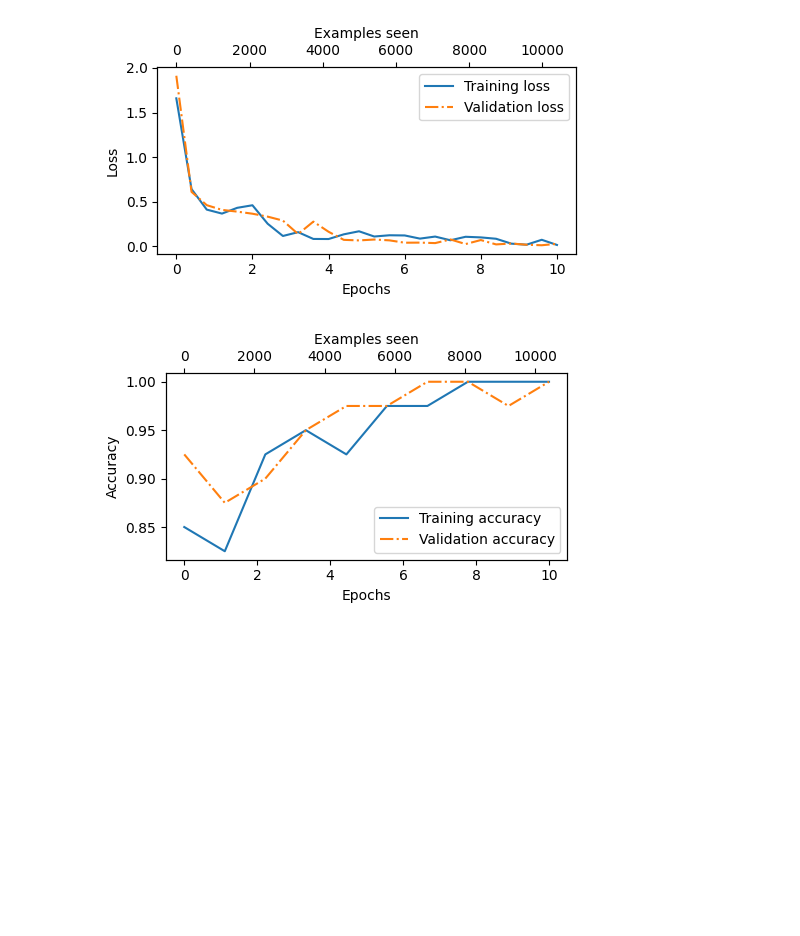
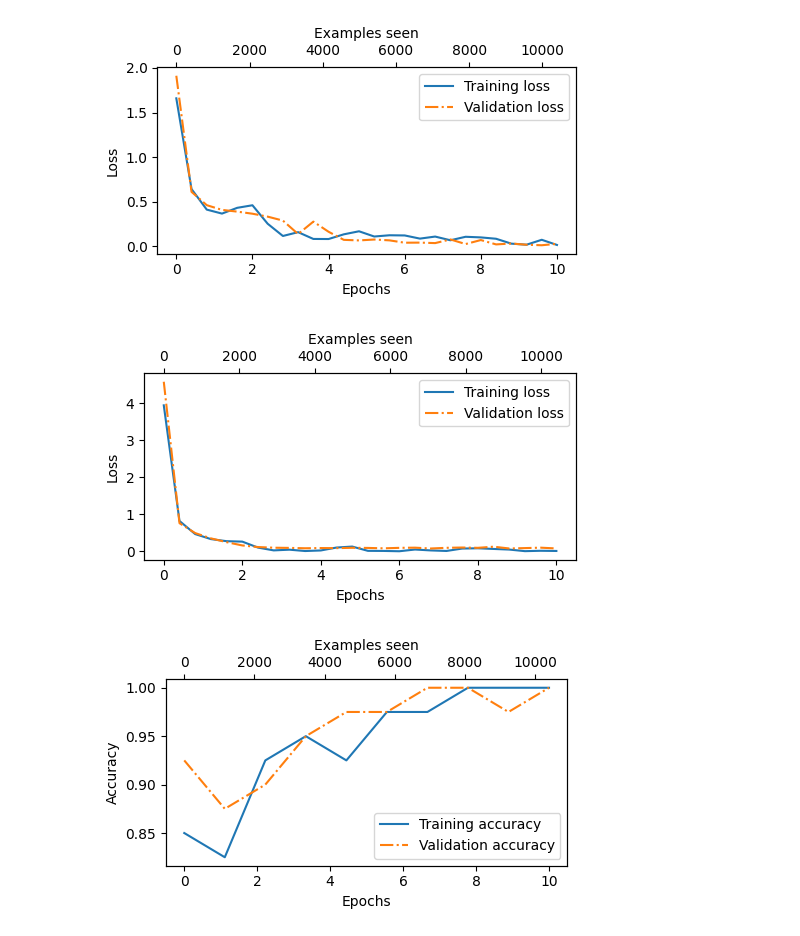
Before and after one commit to bachaudhry/my-llm-from-scratch, a Jupyter notebook: 05-finetuning-text-classification.ipynb, the cells around one changed output. Saved outputs shown, nothing was run; the diff lists cells and outputs as text; code cells hidden in the pictures; blank space fills up the shorter version.

Commit message:
Update prose and complete max context length experiment

```diff
--- a/05-finetuning-text-classification.ipynb
+++ b/05-finetuning-text-classification.ipynb
@@ -618,0 +624,10 @@ Test loss: 2.545
+# %%
+# Use the calc_loss_loader to compute the initial training, validation and test set losses before training
+with torch.no_grad(): # Disable gradient tracking for efficiency because we are not training, yet
+    train_loss = calc_loss_loader(train_loader, model, device, num_batches=5)
+    val_loss = calc_loss_loader(val_loader, model, device, num_batches=5)
+    test_loss = calc_loss_loader(test_loader, model, device, num_batches=5)
+
+print(f"Training loss: {train_loss:.3f}")
+print(f"Validation loss: {val_loss:.3f}")
+print(f"Test loss: {test_loss:.3f}")
@@ -704,0 +730,18 @@ Training completed in 2.09 minutes.
+# %%
+import time
+
+start_time = time.time()
+
+torch.manual_seed(42)
+
+optimizer = torch.optim.AdamW(model.parameters(), lr=5e-5, weight_decay=0.1)
+
+num_epochs = 10
+train_losses, val_losses, train_accs, val_accs, examples_seen = train_classifier_simple(
+    model, train_loader, val_loader, optimizer, device,
+    num_epochs=num_epochs, eval_freq=50, eval_iter=5,
+)
+
+end_time = time.time()
+exec_time = (end_time - start_time) / 60
+print(f"Training completed in {exec_time:.2f} minutes.")
@@ -730,6 +791,15 @@ examples_seen_tensor = torch.linspace(0, examples_seen, len(train_losses))
 plot_values(epochs_tensor, examples_seen_tensor, train_losses, val_losses)
 # %% [output]
 [figure]
+# %%
+# max_length=1024
+
+epochs_tensor = torch.linspace(0, num_epochs, len(train_losses))
+examples_seen_tensor = torch.linspace(0, examples_seen, len(train_losses))
+
+plot_values(epochs_tensor, examples_seen_tensor, train_losses, val_losses)
+# %% [output]
+[figure, added]
 # %%
 epochs_tensor = torch.linspace(0, num_epochs, len(train_accs))
 examples_seen_tensor = torch.linspace(0, examples_seen, len(train_accs))
```
Also changed, not shown: parts of 15 cells of this notebook.
